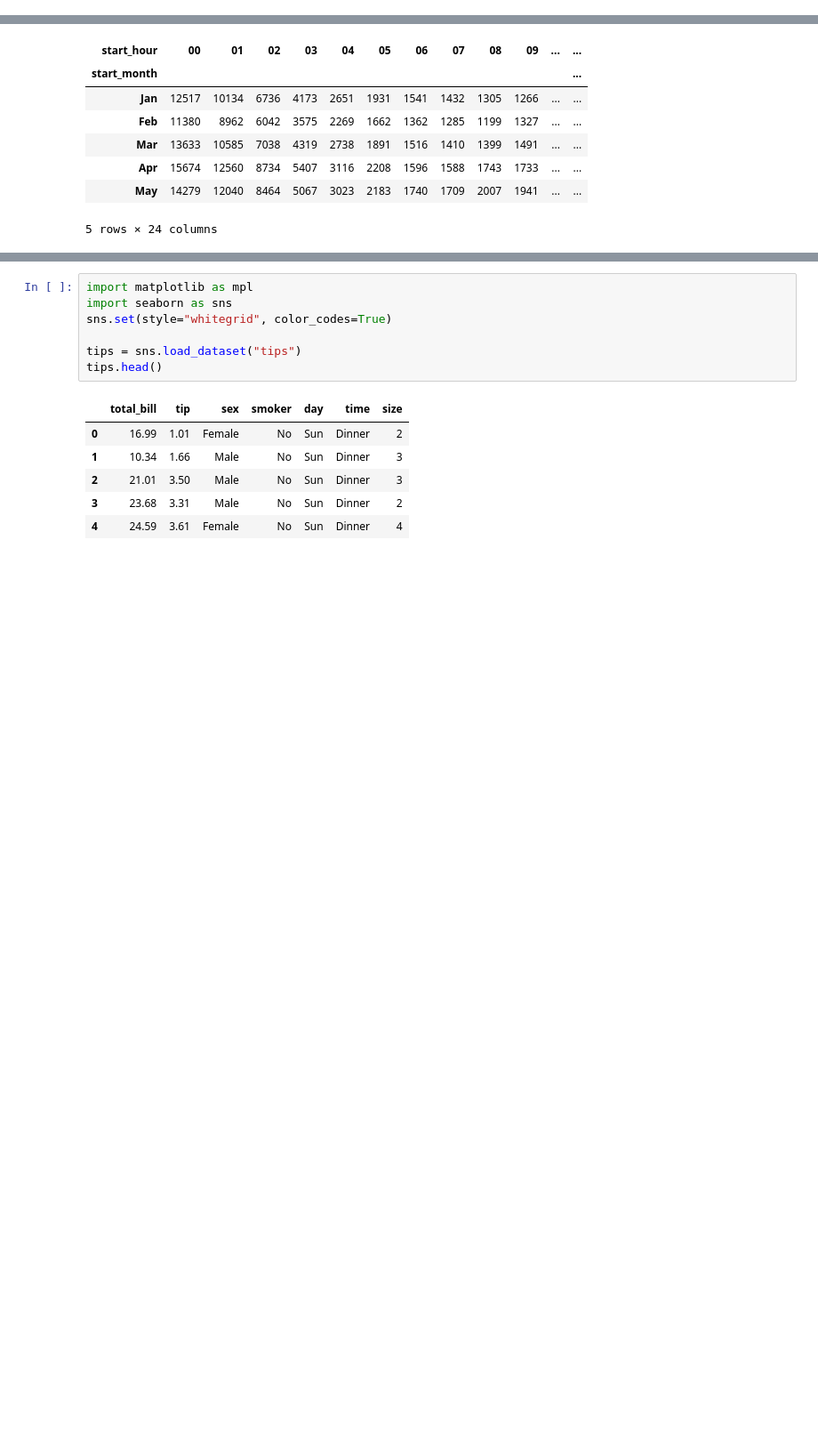
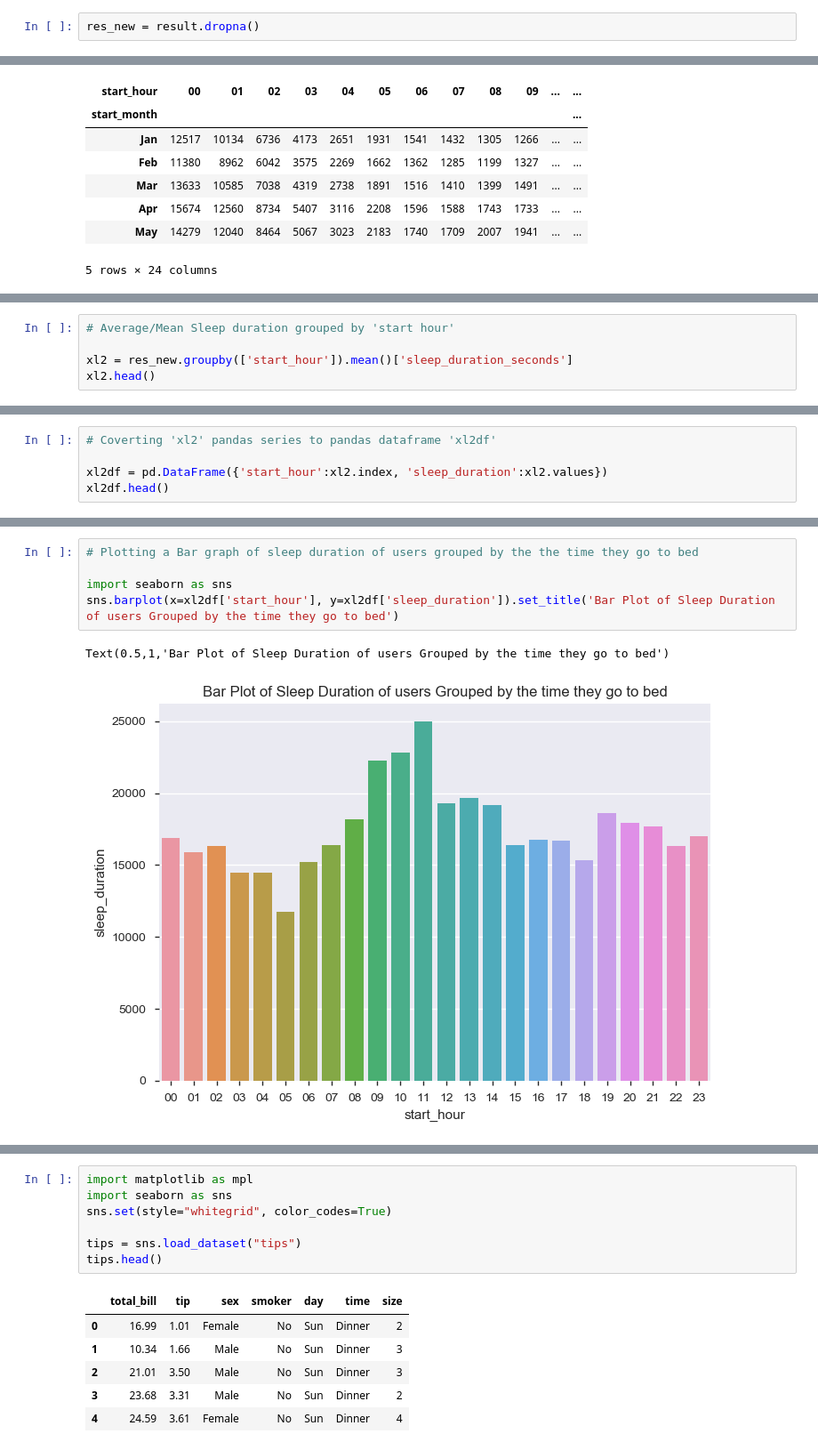
Before and after one commit to akc83/RWProject, a Jupyter notebook: Eight Sleep Assignment.ipynb, the cells around one changed output, grey strips where cells are left out. Shown at 89% size. Drawn from its saved outputs; the diff is of its cells as text; blank space fills up the shorter version.

```diff
--- a/Eight Sleep Assignment.ipynb
+++ b/Eight Sleep Assignment.ipynb
@@ -244,3 +254,5 @@ result.head()
+# %%
+res_new = result.dropna()
 # %%
 # Removing "," from the following columns to use them as numeric types
 
@@ -305,0 +342,5 @@ Text(0.5,0,'Month')
+# %%
+# Average/Mean Sleep duration grouped by 'start hour'
+
+xl2 = res_new.groupby(['start_hour']).mean()['sleep_duration_seconds']
+xl2.head()
@@ -305,0 +355,5 @@ Text(0.5,0,'Month')
+# %%
+# Coverting 'xl2' pandas series to pandas dataframe 'xl2df'
+
+xl2df = pd.DataFrame({'start_hour':xl2.index, 'sleep_duration':xl2.values})
+xl2df.head()
@@ -305,0 +367,8 @@ Text(0.5,0,'Month')
+# %%
+# Plotting a Bar graph of sleep duration of users grouped by the the time they go to bed
+
+import seaborn as sns
+sns.barplot(x=xl2df['start_hour'], y=xl2df['sleep_duration']).set_title('Bar Plot of Sleep Duration of users Grouped by the time they go to bed')
+# %% [output]
+Text(0.5,1,'Bar Plot of Sleep Duration of users Grouped by the time they go to bed')
+[figure, added]
```
Also changed, not shown: parts of 79 cells of this notebook.
